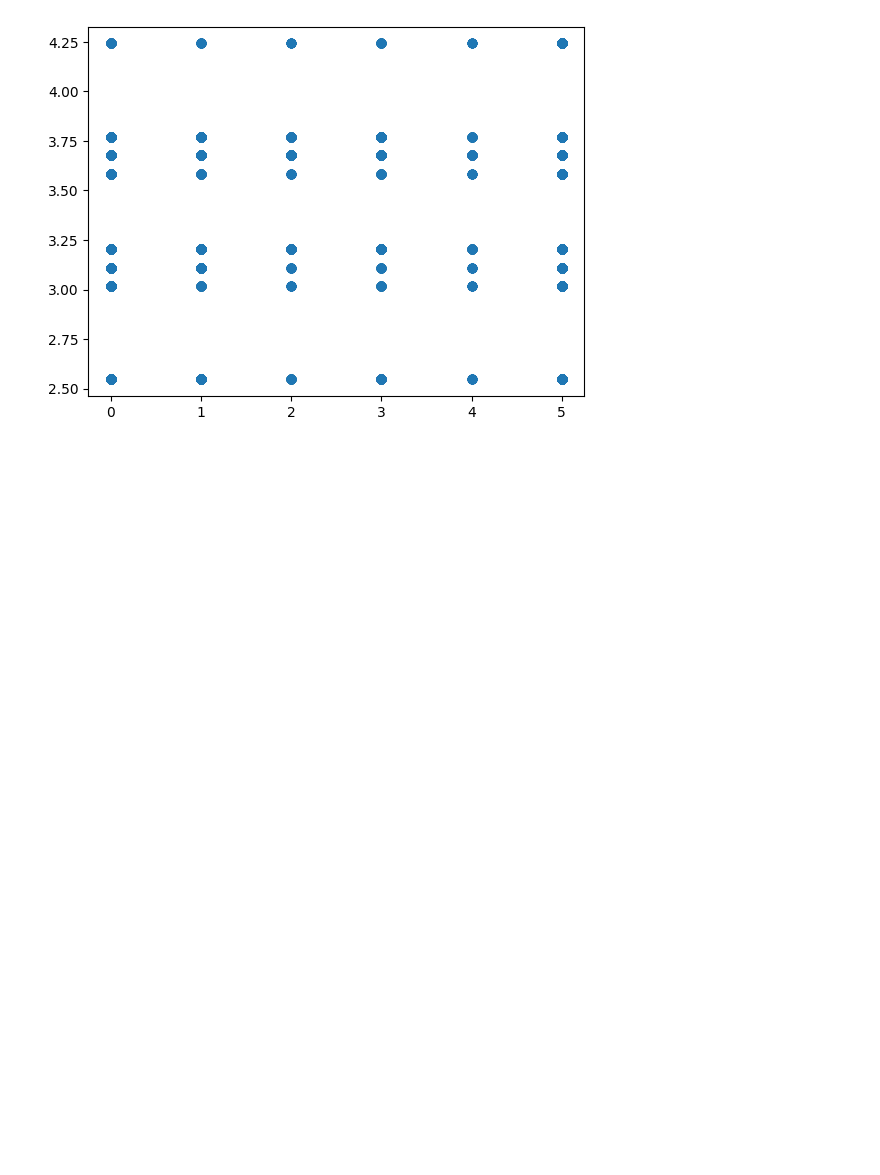
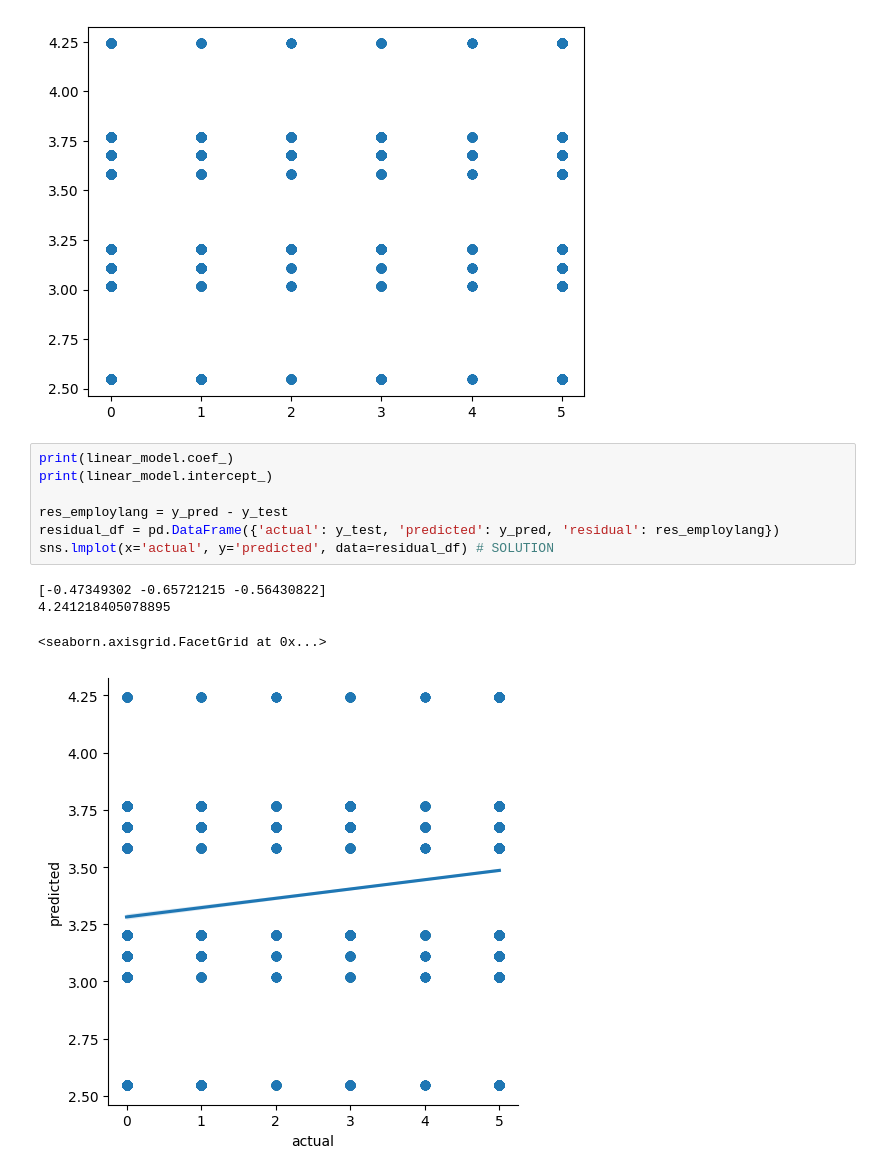
Before and after one commit to deveshtalreja/Final-Project, a Jupyter notebook: Final Project.ipynb, the cells around one changed output. Drawn from its saved outputs; the diff is of its cells as text; blank space fills up the shorter version.

Commit message:
Residuals High, maybe different track or technique?

```diff
--- a/Final Project.ipynb
+++ b/Final Project.ipynb
@@ -71,3 +71,15 @@ plt.scatter(y_test, y_pred)
 plt.show()
 # %% [output]
 [figure]
+# %%
+print(linear_model.coef_)
+print(linear_model.intercept_)
+
+res_employlang = y_pred - y_test
+residual_df = pd.DataFrame({'actual': y_test, 'predicted': y_pred, 'residual': res_employlang})
+sns.lmplot(x='actual', y='predicted', data=residual_df) # SOLUTION
+# %% [output]
+[-0.47349302 -0.65721215 -0.56430822]
+4.241218405078895
+<seaborn.axisgrid.FacetGrid at 0x...>
+[figure, added]
```
